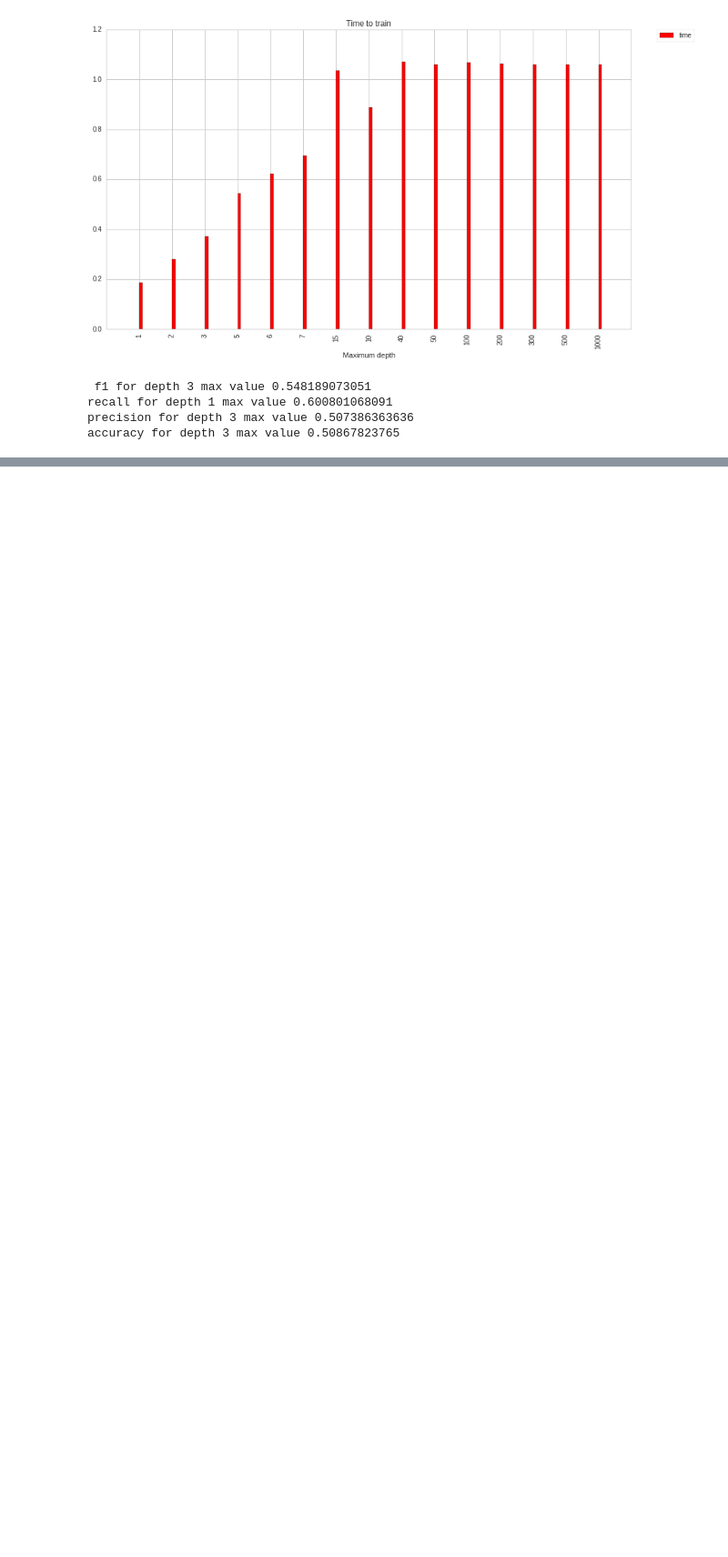
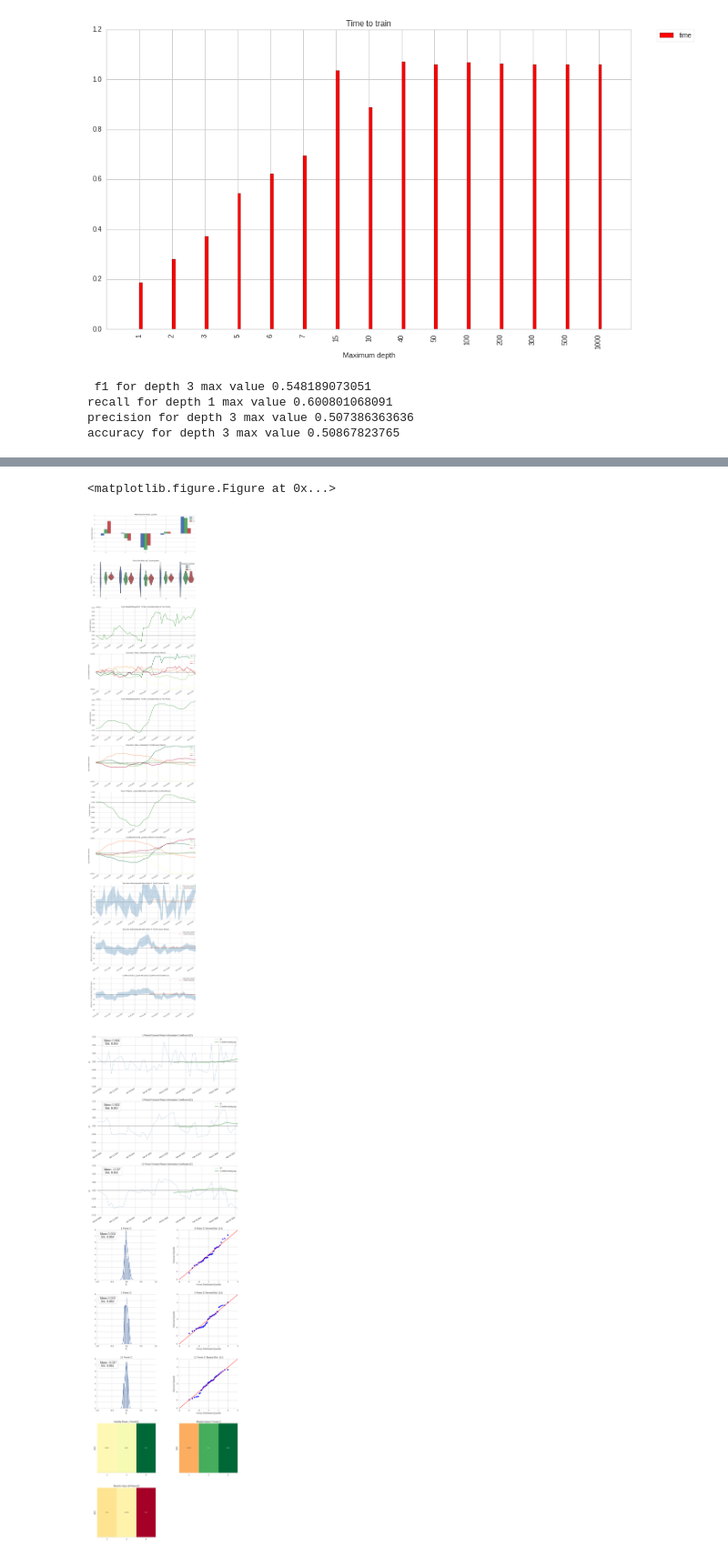
Before and after one commit to svyazhinvlad/Quant_machine_learning, a Jupyter notebook: 00+Machine+Learning+on+Quantopian+RF+%2B+PCA+DEV.ipynb, the cells around one changed output, grey strips where cells are left out. Shown at 91% size. Cells and saved outputs as stored; diff of their text form; code cells hidden in the pictures; blank space fills up the shorter version.

Commit message:
add ml pipeline

```diff
--- a/00+Machine+Learning+on+Quantopian+RF+%2B+PCA+DEV.ipynb
+++ b/00+Machine+Learning+on+Quantopian+RF+%2B+PCA+DEV.ipynb
@@ -546,0 +600,38 @@ metrics.precision_score(Y_test_shift, Y_pred_test)
+# %%
+from collections import OrderedDict
+
+def make_ml_pipeline(factors, universe, window_length=5, n_fwd_days=2):
+    factors_pipe = OrderedDict()
+    # Create returns over last n days.
+    factors_pipe['Returns'] = Returns(inputs=[USEquityPricing.open],
+                                      mask=universe, window_length=n_fwd_days)
+
+    for i in [10,20,30,60,100,250]:
+        factors_pipe ['Return'+str(i)] = Returns(inputs=[USEquityPricing.open],
+                                      mask=universe, window_length=i)
+    # Instantiate ranked factors
+    for name, f in factors.iteritems():
+        factors_pipe[name] = f().zscore(mask=universe)
+
+    # Create our ML pipeline factor. The window_length will control how much
+    # lookback the passed in data will have.
+    factors_pipe['ML'] = ML(inputs=factors_pipe.values(),
+                            window_length=window_length + 1,
+                            mask=universe)
+    factors_pipe['ML_zscore']=factors_pipe['ML'].zscore(mask=universe)
+    factors_pipe['ML_ranked']=factors_pipe['ML'].rank(mask=universe)
+
+    pipe = Pipeline(screen=universe, columns=factors_pipe)
+
+    return pipe
+
+ml_pipe = make_ml_pipeline(factors, universe)
+# %%
+start_timer = time()
+start = pd.Timestamp("2015-01-01") # Can't choose a much longer time-period or we run out of RAM
+end = pd.Timestamp("2015-03-01")
+
+results = run_pipeline(ml_pipe, start_date=start, end_date=end)
+
+end_timer = time()
+print "Time to run pipeline %.2f secs" % (end_timer - start_timer)
@@ -546,0 +660,3 @@ metrics.precision_score(Y_test_shift, Y_pred_test)
+# %%
+assets = results.index.levels[1]
+pricing = get_pricing(assets, start, end + pd.Timedelta(days=30), fields="open_price")
@@ -546,0 +692,3 @@ metrics.precision_score(Y_test_shift, Y_pred_test)
+# %%
+al.tears.create_factor_tear_sheet(results['ML_ranked'], pricing)
+# %% [output]
@@ -546,0 +728,3 @@ metrics.precision_score(Y_test_shift, Y_pred_test)
+<matplotlib.figure.Figure at 0x...>
+[figure, added]
+[figure, added]
```
Also changed, not shown: parts of 15 cells of this notebook, 1 other file.
